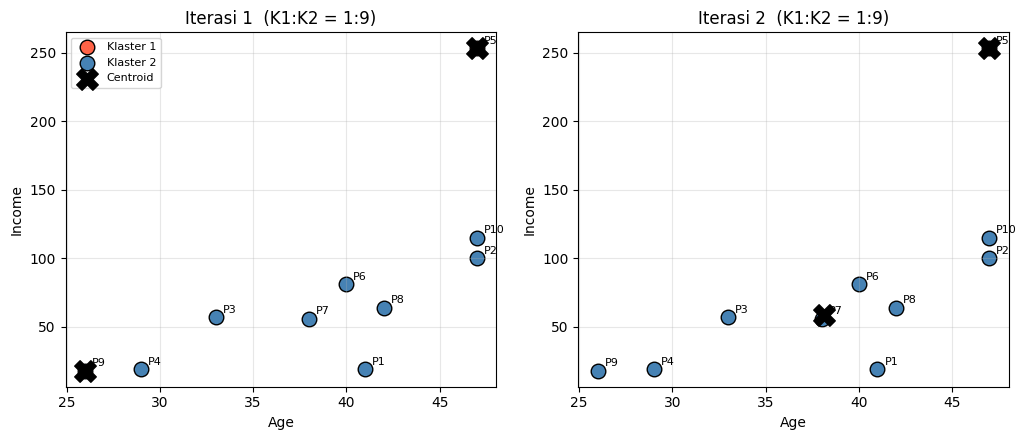
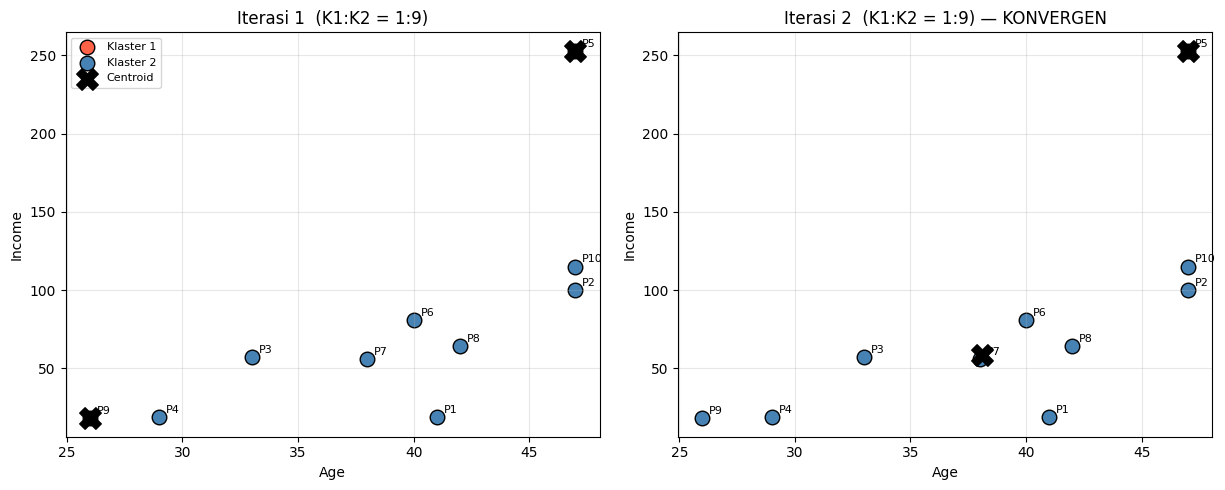
Unified diff of the notebook cell whose output changed from the first chart to the second:
--- before
+++ after
@@ -2,5 +2,5 @@
 label_titik = [f'P{i+1}' for i in range(len(X))]
 n = len(hist2)
-fig, axes = plt.subplots(1, n, figsize=(5.2 * n, 4.5))
+fig, axes = plt.subplots(1, n, figsize=(6.2 * n, 5))
 if n == 1:
     axes = [axes]
@@ -15,5 +15,6 @@
         ax.annotate(label_titik[i], (x[0], x[1]), textcoords='offset points', xytext=(5, 3), fontsize=8)
     jml = [int((lab == 0).sum()), int((lab == 1).sum())]
-    ax.set_title(f'Iterasi {t+1}  (K1:K2 = {jml[0]}:{jml[1]})')
+    extra = ' — KONVERGEN' if t == n - 1 else ''
+    ax.set_title(f'Iterasi {t+1}  (K1:K2 = {jml[0]}:{jml[1]}){extra}')
     ax.set_xlabel('Age'); ax.set_ylabel('Income'); ax.grid(alpha=0.3)
     if t == 0:

Commit: perbesar panel visualisasi per-iterasi K-Means + label KONVERGEN, render ulang output